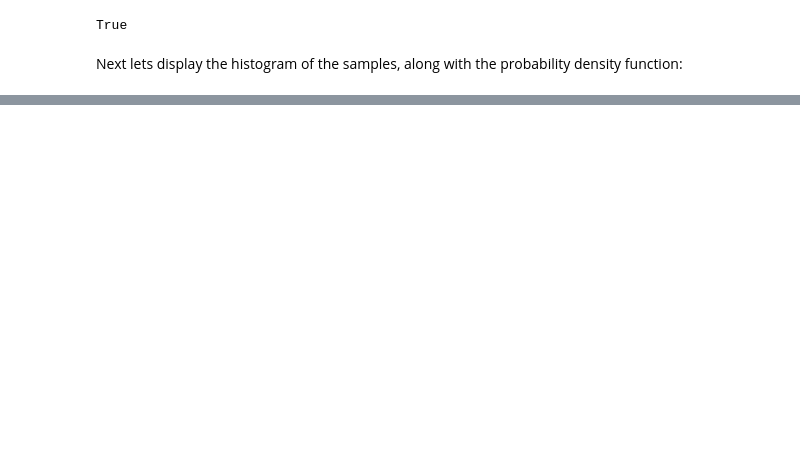
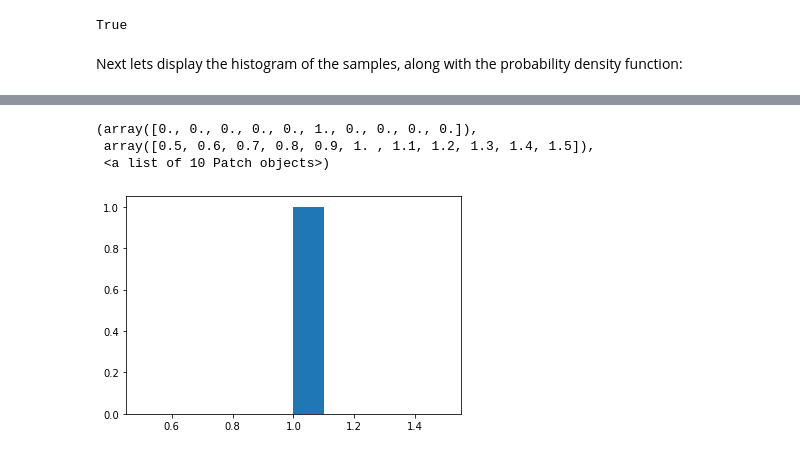
Before and after one commit to KatarzynaConnell/Numpy.random_assignment, a Jupyter notebook: numpy.random.ipynb, the cells around one changed output, grey strips where cells are left out. Saved outputs shown, nothing was run; the diff lists cells and outputs as text; code cells hidden in the pictures; blank space fills up the shorter version.

Commit message:
Added binomial distribution

```diff
--- a/numpy.random.ipynb
+++ b/numpy.random.ipynb
@@ -499,0 +511,9 @@ plt.show()
+# %%
+n, p = 10, 0.1667 # 10 trials, probability of each number (from 1 to 6) is 0.1667 as 1:6 = 0.1667
+s = np.random.binomial(n, p)
+plt.hist(s)
+# %% [output]
+(array([0., 0., 0., 0., 0., 1., 0., 0., 0., 0.]),
+ array([0.5, 0.6, 0.7, 0.8, 0.9, 1. , 1.1, 1.2, 1.3, 1.4, 1.5]),
+ <a list of 10 Patch objects>)
+[figure, added]
```
Also changed, not shown: parts of 31 cells of this notebook.
